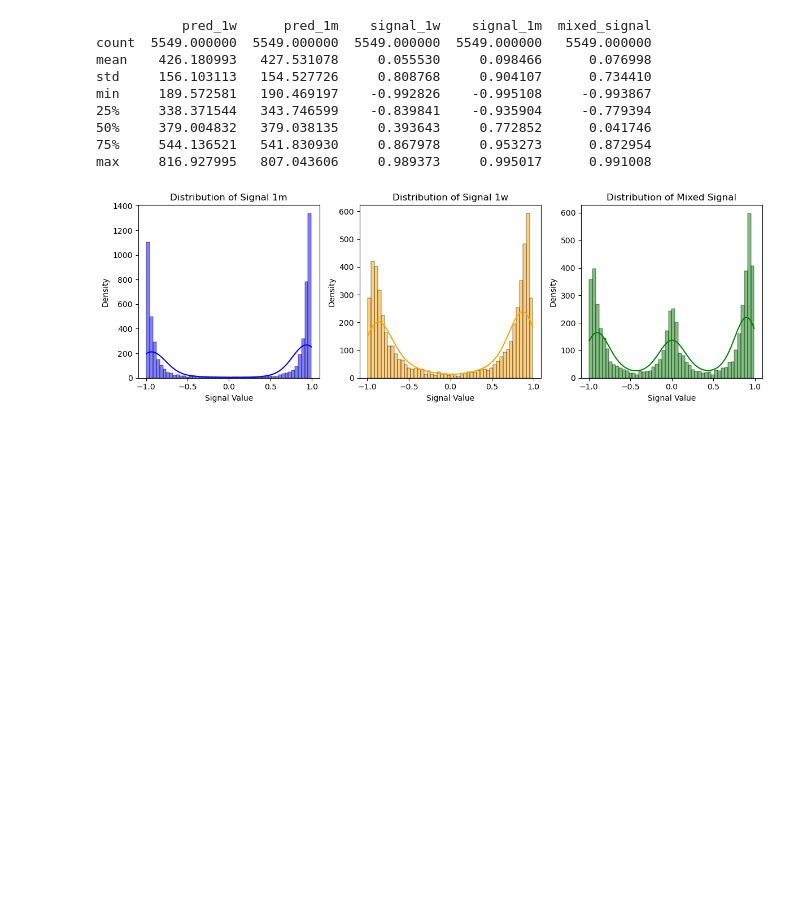
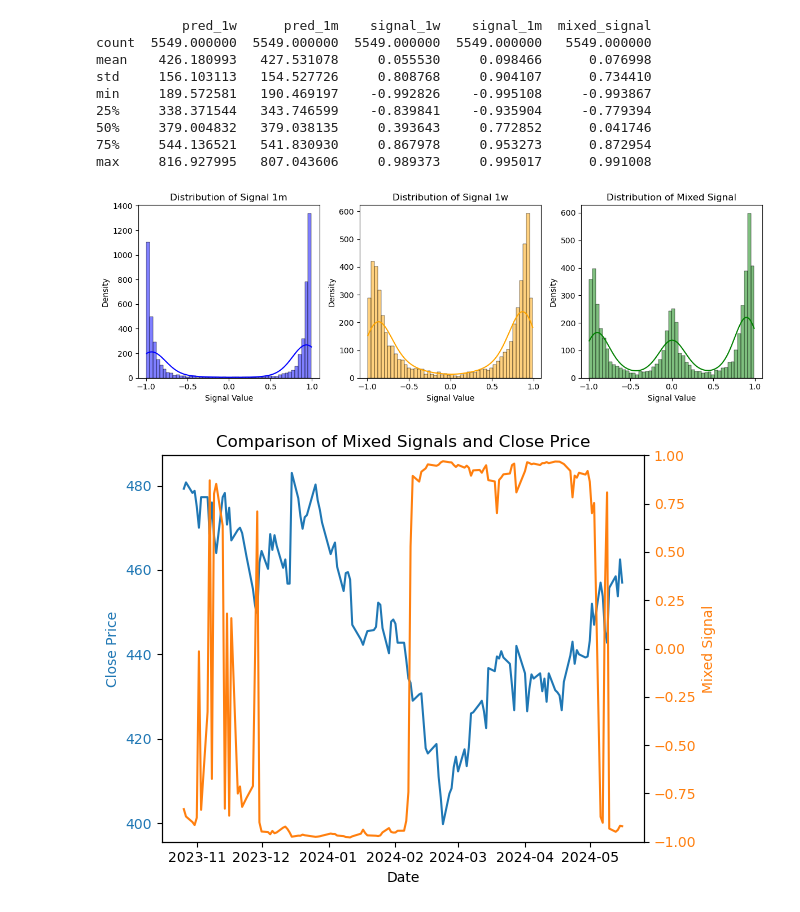
Before and after one commit to aadit-bhatia/maizerunner, a Jupyter notebook: single_security_strat.ipynb, the cells around one changed output. Drawn from its saved outputs; the diff is of its cells as text; code cells hidden in the pictures; blank space fills up the shorter version.

Commit message:
Added viz of signals

```diff
--- a/single_security_strat.ipynb
+++ b/single_security_strat.ipynb
@@ -508,0 +504,27 @@ portfolio_value = []
+# %%
+signals_2024 = trading_df['signal_1m'].iloc[-140:]
+closes_2024 = X_full['Close'].iloc[-140:]
+
+fig, ax1 = plt.subplots()
+
+# Plot the Close price on the primary y-axis
+ax1.set_xlabel('Date')
+ax1.set_ylabel('Close Price', color='tab:blue')
+ax1.plot(closes_2024.index, closes_2024.values, color='tab:blue', label='Close Price')
+ax1.tick_params(axis='y', labelcolor='tab:blue')
+
+# Create a secondary y-axis to plot the mixed signals
+ax2 = ax1.twinx()
+ax2.set_ylabel('Mixed Signal', color='tab:orange')
+ax2.plot(signals_2024.index, signals_2024.values, color='tab:orange', label='Mixed Signal')
+ax2.tick_params(axis='y', labelcolor='tab:orange')
+ax2.set_ylim(-1, 1)
+
+# Adding a title
+plt.title('Comparison of Mixed Signals and Close Price')
+
+# Show the plot
+fig.tight_layout()
+plt.show()
+# %% [output]
+[figure, added]
```
Also changed, not shown: parts of 1 cell of this notebook.
